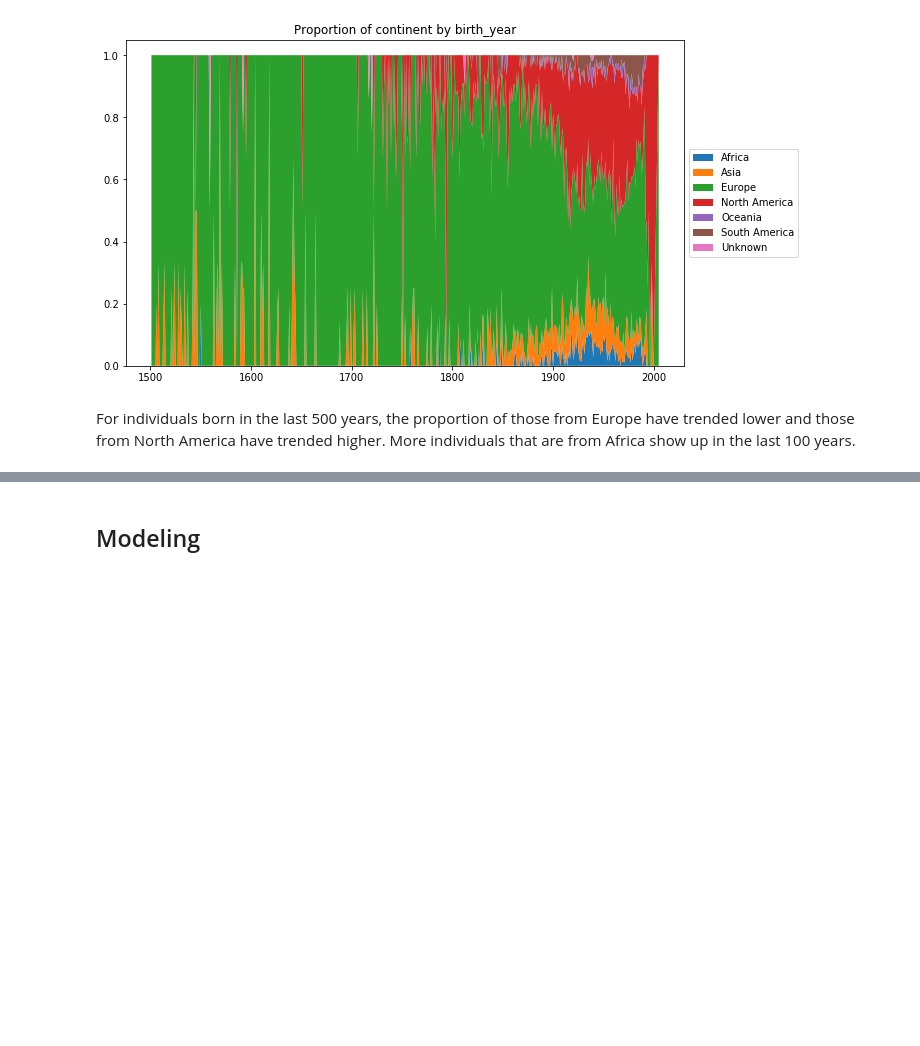
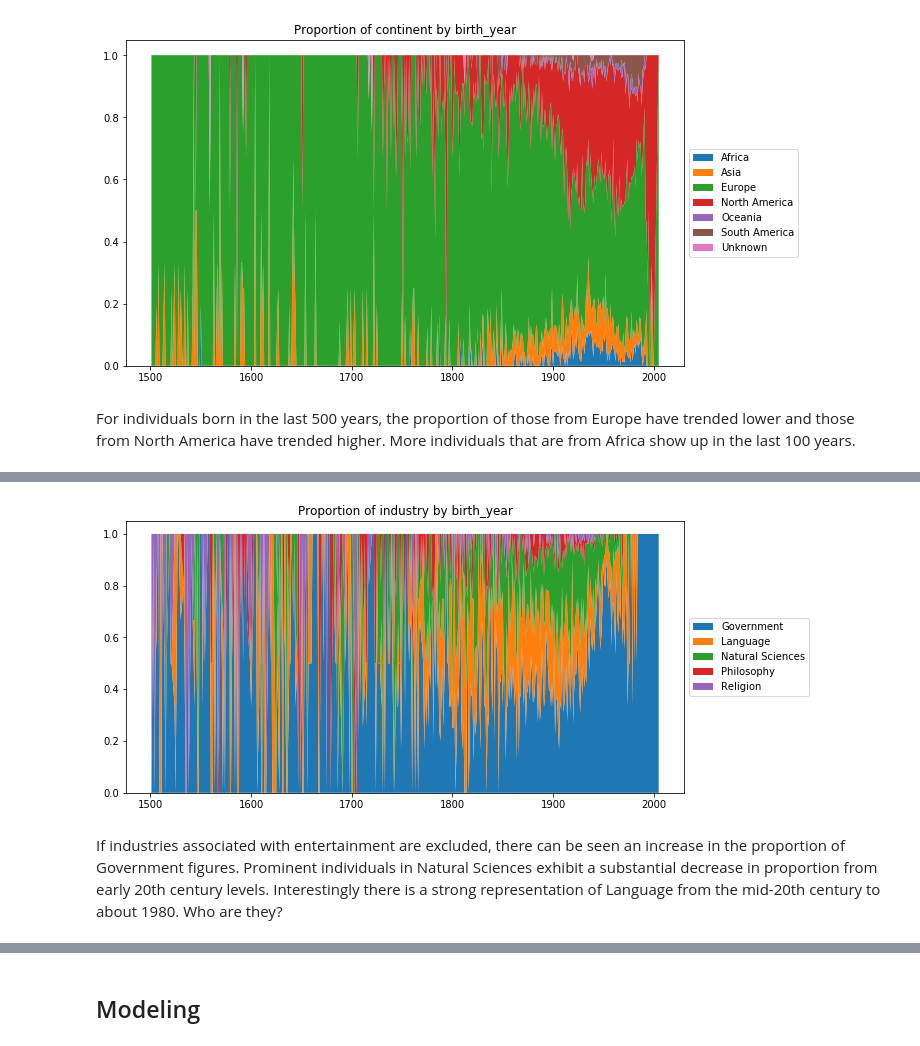
Before and after one commit to tbahng/ist652-final_project, a Jupyter notebook: Final_Project_Report.ipynb, the cells around one changed output, grey strips where cells are left out. Cells and saved outputs as stored; diff of their text form; code cells hidden in the pictures; blank space fills up the shorter version.

```diff
--- a/Final_Project_Report.ipynb
+++ b/Final_Project_Report.ipynb
@@ -468,0 +491,20 @@ For individuals born in the last 500 years, the proportion of those from Europe
+# %%
+exclude_these = ['Film And Theatre','Team Sports','Individual Sports','Music','Fine Arts']
+fewer_industries = [i for i in these_levels if i not in exclude_these]
+these_industries = dfCleanData['industry'].isin(fewer_industries)
+dfPlotSub = dfCleanData[these_cols][year_limit & these_industries].set_index(cat).groupby(cat).apply(lambda g: g.apply(pd.value_counts)).unstack(level = 1).fillna(0).T
+dfPlotSub = dfPlotSub.div(dfPlotSub.sum(axis = 1), axis = 0)
+
+x = [year[1] for year in dfPlotSub.index.values]
+y = np.array(dfPlotSub.T)
+labels = dfPlotSub.columns.tolist()
+fig, ax = plt.subplots()
+fig.set_size_inches(10,5)
+ax.stackplot(x,y, labels = labels)
+ax.legend(loc = 'center left', bbox_to_anchor = (1, 0.5), fancybox = True)
+plt.title('Proportion of {:s} by {:s}'.format(these_cols[0], these_cols[1]))
+plt.show()
+# %% [output]
+[figure, added]
+# %% [markdown]
+If industries associated with entertainment are excluded, there can be seen an increase in the proportion of Government figures. Prominent individuals in Natural Sciences exhibit a substantial decrease in proportion from early 20th century levels. Interestingly there is a strong representation of Language from the mid-20th century to about 1980. Who are they?
```
Also changed, not shown: parts of 6 cells of this notebook.
